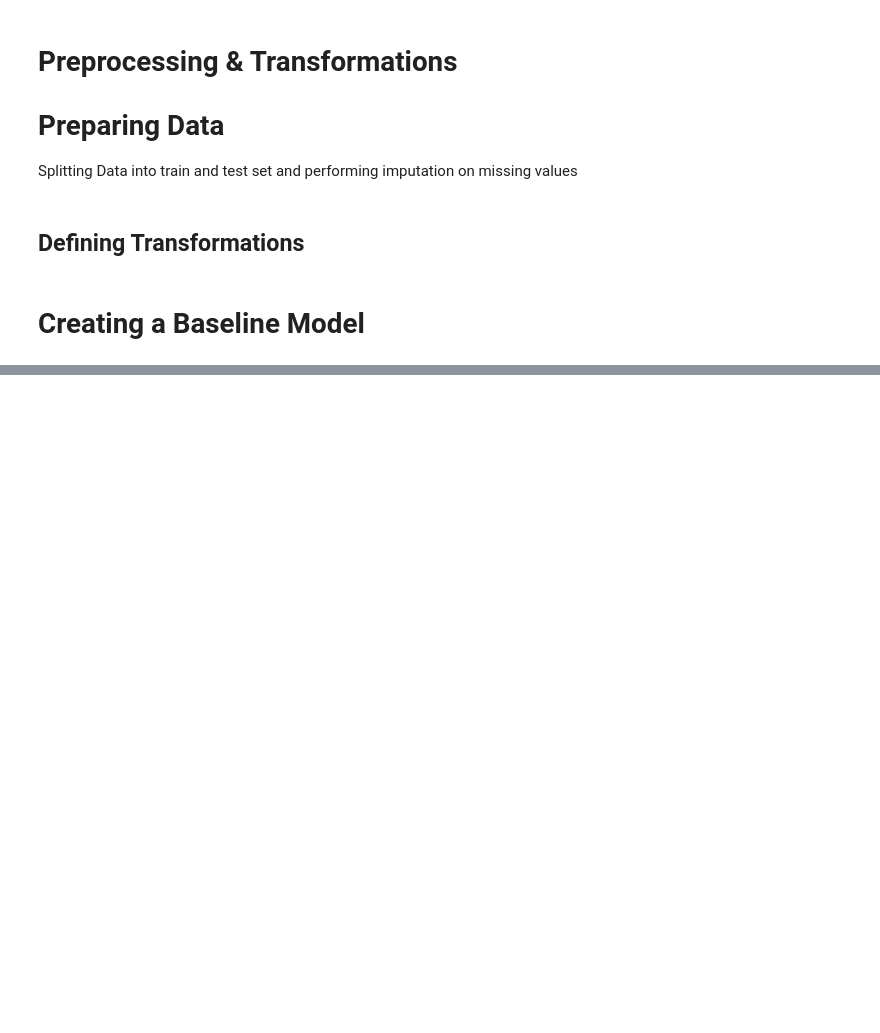
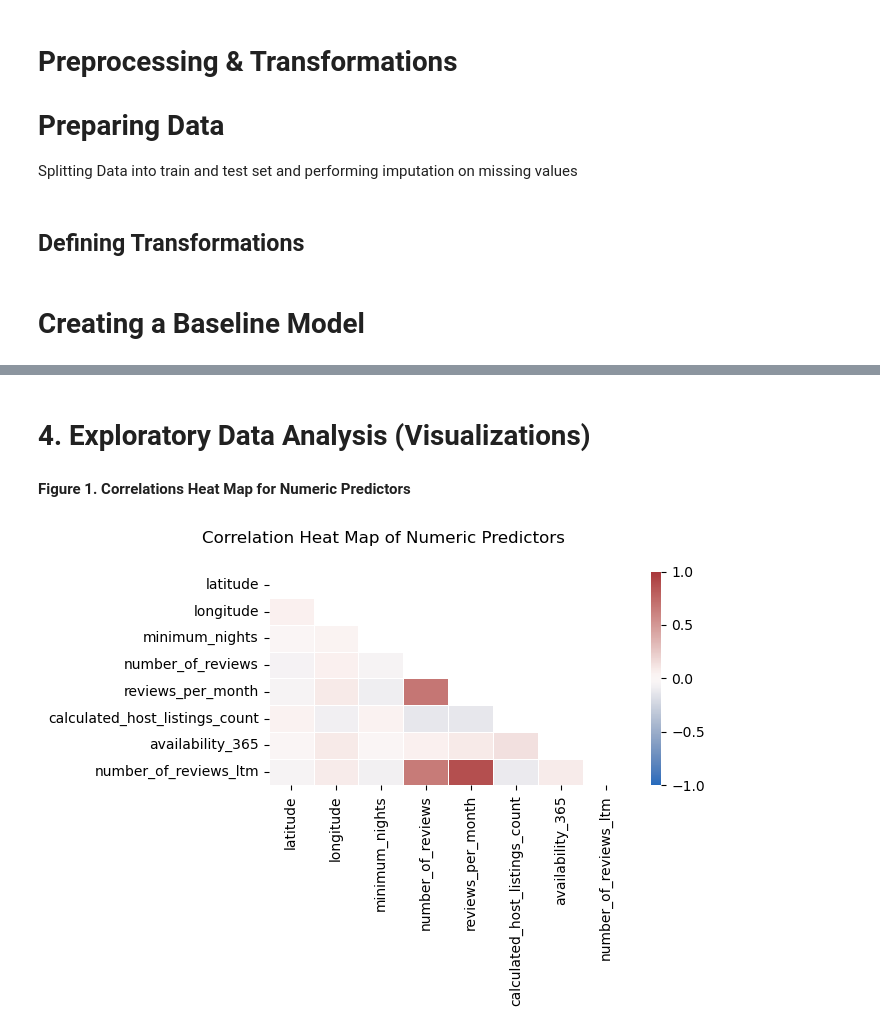
Before and after one commit to DSCI-310-2024/DSCI_310_Group_9_NY-airbnb-analysis, a Jupyter notebook: src/eda.ipynb, the cells around one changed output, grey strips where cells are left out. Drawn from its saved outputs; the diff is of its cells as text; code cells hidden in the pictures; blank space fills up the shorter version.

```diff
--- a/src/eda.ipynb
+++ b/src/eda.ipynb
@@ -301,0 +333,6 @@ f'Test Score is: {pipe.score(X_train, y_train)}'
+# %%
+# loading the data
+url_listings = "http://data.insideairbnb.com/united-states/ny/new-york-city/2023-12-04/visualisations/listings.csv"
+
+data = pd.read_csv(url_listings)
+data.head(3)
@@ -301,0 +502,3 @@ f'Test Score is: {pipe.score(X_train, y_train)}'
+# %%
+data['id'] = str(data['id'])
+data['host_id'] = str(data['host_id'])
@@ -301,0 +507,2 @@ f'Test Score is: {pipe.score(X_train, y_train)}'
+# %%
+data['reviews_per_month'] = data['reviews_per_month'].fillna(0)
@@ -301,0 +552,12 @@ f'Test Score is: {pipe.score(X_train, y_train)}'
+# %%
+train_df, test_df = train_test_split(data, test_size=0.2, shuffle=True)
+
+X_train = train_df.drop(['price'], axis=1)
+y_train = train_df['price']
+X_test = test_df.drop(['price'], axis=1)
+y_test = test_df['price']
+
+print(f'Train Shape: {train_df.shape}\nTest Shape: {test_df.shape}\n')
+
+print(f'Input Variables (includes drop data): {X_train.columns}\n')
+print(f'Target Variable: {y_train.name}\n')
@@ -301,0 +576,16 @@ f'Test Score is: {pipe.score(X_train, y_train)}'
+# %% [markdown]
+# 4. Exploratory Data Analysis (Visualizations)
+# %% [markdown]
+**Figure 1. Correlations Heat Map for Numeric Predictors**
+# %%
+train_corr = train_df[numerical_data].corr(method = 'pearson')
+mask = np.zeros_like(train_corr, dtype=bool)
+mask[np.triu_indices_from(mask)] = True ## Uncomment to clear half the map
+
+fig, ax = plt.subplots(figsize=(7, 5))
+
+sns.heatmap(train_corr, mask=mask, vmin=-1, vmax=1, center=0, linewidths=.5, cmap="vlag")
+fig.suptitle('Correlation Heat Map of Numeric Predictors', fontsize=12)
+fig.tight_layout()
+# %% [output]
+[figure, added]
```
Also changed, not shown: parts of 43 cells of this notebook, 1 other file.
